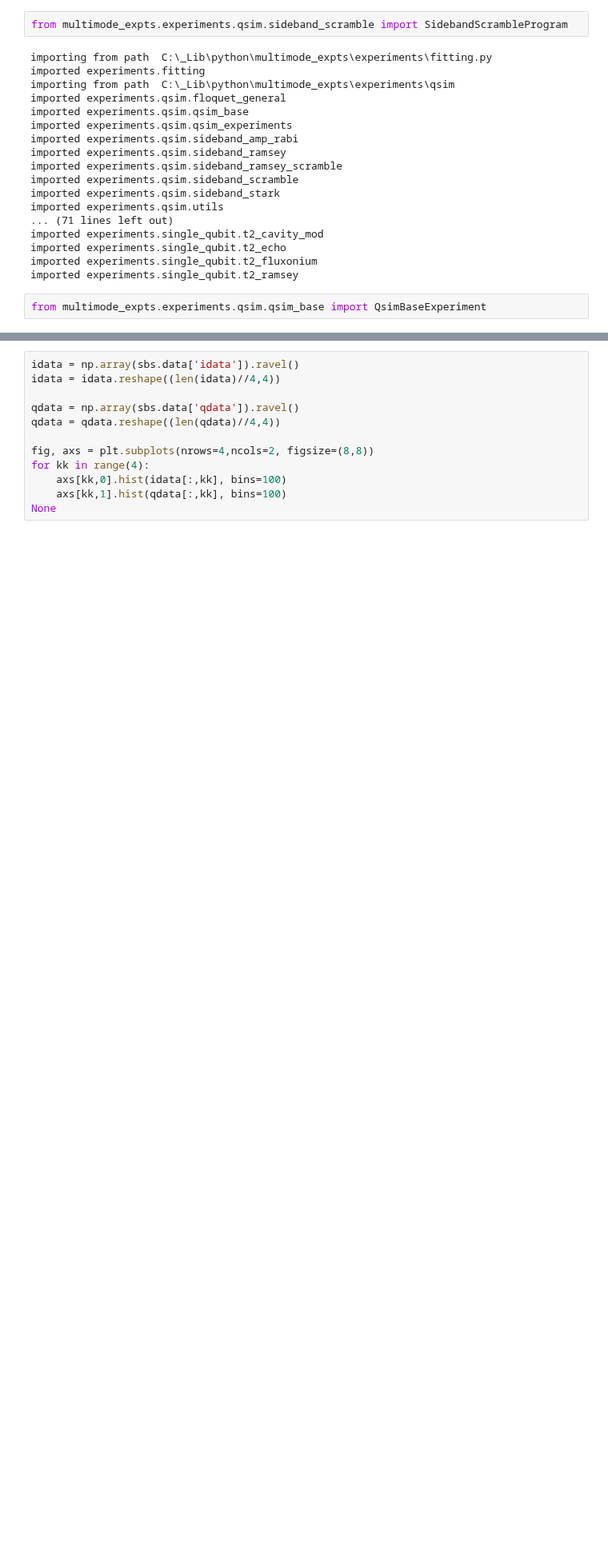
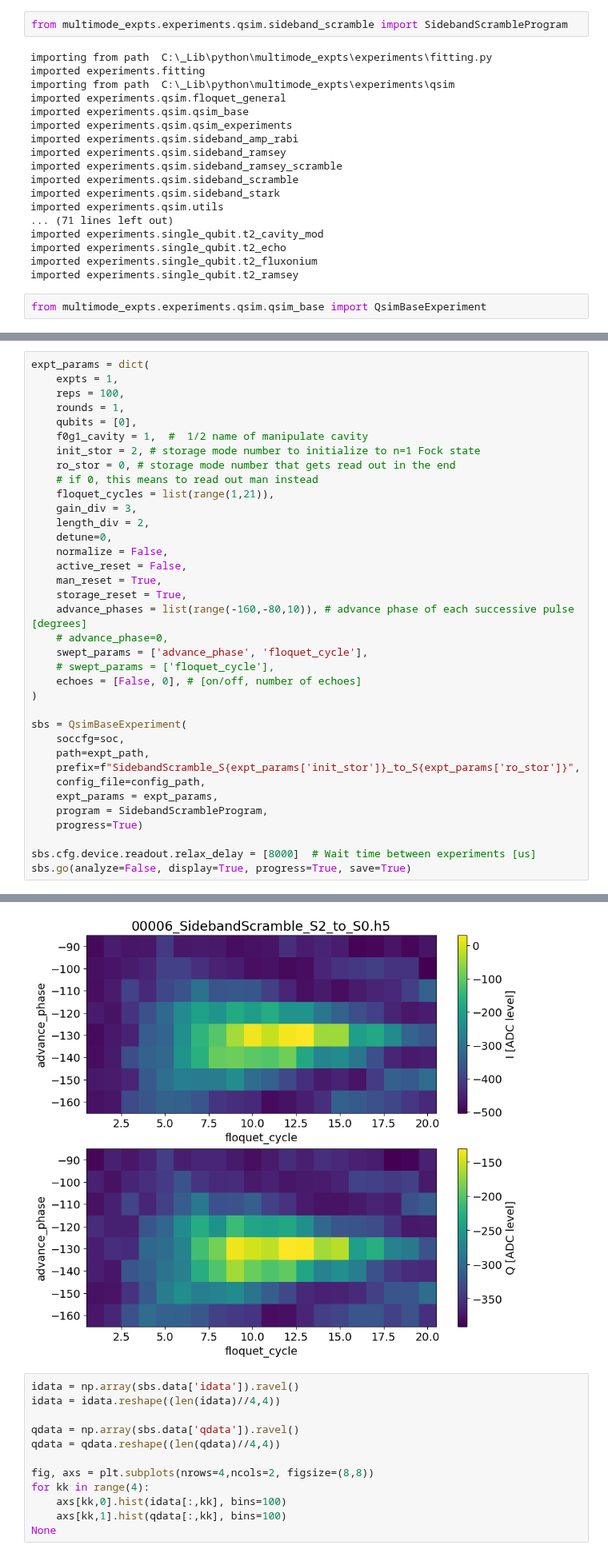
Before and after one commit to SchusterLab/multimode_expts, a Jupyter notebook: qsim_experiments.ipynb, the cells around one changed output, grey strips where cells are left out. Shown at 80% size. Drawn from its saved outputs; the diff is of its cells as text; blank space fills up the shorter version.

Commit message:
first crude quantum walk 2 modes

```diff
--- a/qsim_experiments.ipynb
+++ b/qsim_experiments.ipynb
@@ -401,0 +404,37 @@ Saving H:\Shared drives\SLab\Multimode\experiment\250708_qsim\data\00032_Sideban
+# %%
+expt_params = dict(
+    expts = 1,
+    reps = 100,
+    rounds = 1,
+    qubits = [0],
+    f0g1_cavity = 1,  #  1/2 name of manipulate cavity
+    init_stor = 2, # storage mode number to initialize to n=1 Fock state
+    ro_stor = 0, # storage mode number that gets read out in the end
+    # if 0, this means to read out man instead
+    floquet_cycles = list(range(1,21)),
+    gain_div = 3,
+    length_div = 2,
+    detune=0,
+    normalize = False,
+    active_reset = False,
+    man_reset = True,
+    storage_reset = True,
+    advance_phases = list(range(-160,-80,10)), # advance phase of each successive pulse [degrees]
+    # advance_phase=0,
+    swept_params = ['advance_phase', 'floquet_cycle'],
+    # swept_params = ['floquet_cycle'],
+    echoes = [False, 0], # [on/off, number of echoes]
+)
+
+sbs = QsimBaseExperiment(
+    soccfg=soc,
+    path=expt_path,
+    prefix=f"SidebandScramble_S{expt_params['init_stor']}_to_S{expt_params['ro_stor']}",
+    config_file=config_path,
+    expt_params = expt_params,
+    program = SidebandScrambleProgram,
+    progress=True)
+
+sbs.cfg.device.readout.relax_delay = [8000]  # Wait time between experiments [us]
+sbs.go(analyze=False, display=True, progress=True, save=True)
+# %% [output]
@@ -402,3 +442,4 @@ Saving H:\Shared drives\SLab\Multimode\experiment\250708_qsim\data\00032_Sideban
+[figure, added]
 # %%
 idata = np.array(sbs.data['idata']).ravel()
 idata = idata.reshape((len(idata)//4,4))
```
Also changed, not shown: parts of 2 cells of this notebook, 2 other files.
